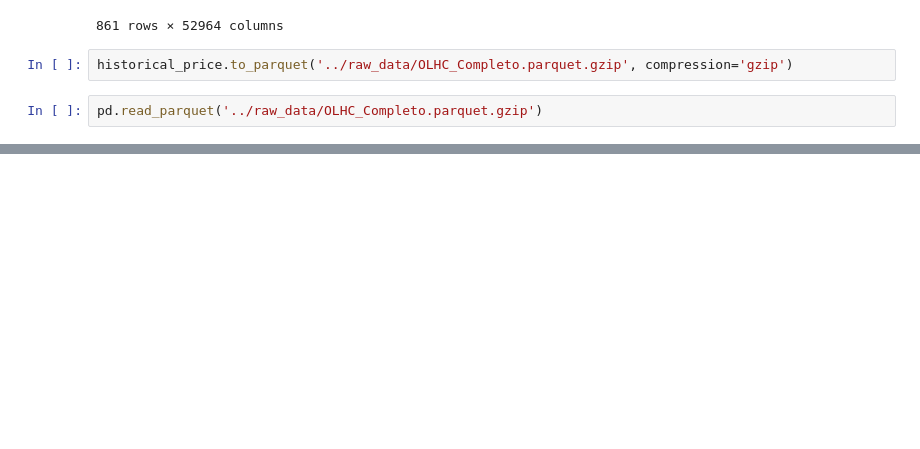
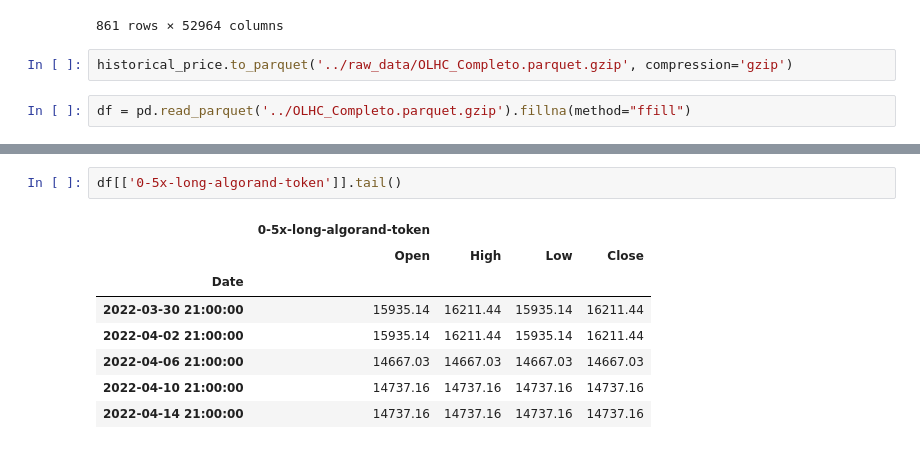
Before and after one commit to dmdp943/Web3-Project, a Jupyter notebook: notebooks/downloadData.ipynb, the cells around one changed output, grey strips where cells are left out. Saved outputs shown, nothing was run; the diff lists cells and outputs as text; blank space fills up the shorter version.

```diff
--- a/notebooks/downloadData.ipynb
+++ b/notebooks/downloadData.ipynb
@@ -109,4 +109,4 @@ historical_price
 # %%
 historical_price.to_parquet('../raw_data/OLHC_Completo.parquet.gzip', compression='gzip')
 # %%
-pd.read_parquet('../raw_data/OLHC_Completo.parquet.gzip')
+df = pd.read_parquet('../OLHC_Completo.parquet.gzip').fillna(method="ffill")
@@ -128,0 +113,11 @@ pd.read_parquet('../raw_data/OLHC_Completo.parquet.gzip')
+# %%
+df[['0-5x-long-algorand-token']].tail()
+# %% [output]
+|  | 0-5x-long-algorand-token |  |  |  |
+|  | Open | High | Low | Close |
+| Date |  |  |  |  |
+| 2022-03-30 21:00:00 | 15935.14 | 16211.44 | 15935.14 | 16211.44 |
+| 2022-04-02 21:00:00 | 15935.14 | 16211.44 | 15935.14 | 16211.44 |
+| 2022-04-06 21:00:00 | 14667.03 | 14667.03 | 14667.03 | 14667.03 |
+| 2022-04-10 21:00:00 | 14737.16 | 14737.16 | 14737.16 | 14737.16 |
+| 2022-04-14 21:00:00 | 14737.16 | 14737.16 | 14737.16 | 14737.16 |
```
Also changed, not shown: parts of 2 cells of this notebook, 1 other file.
